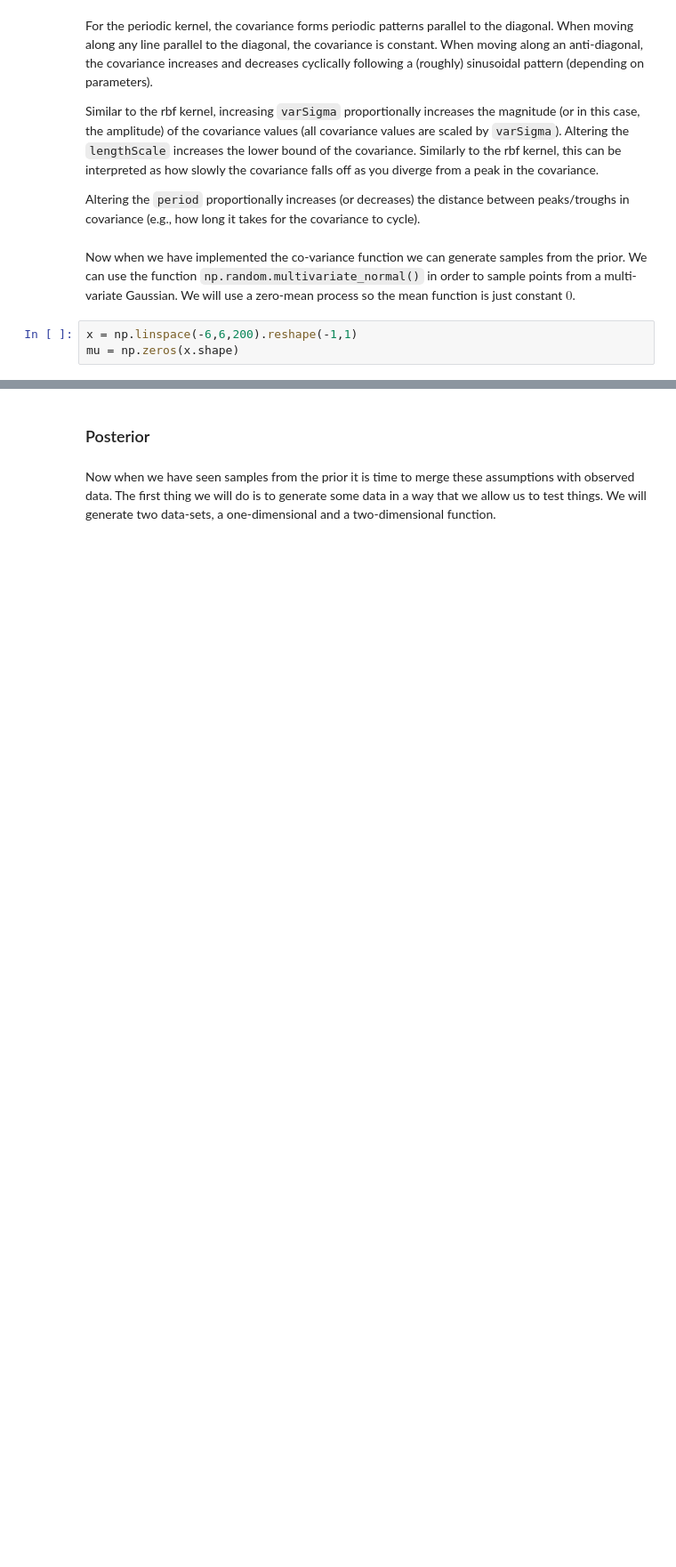
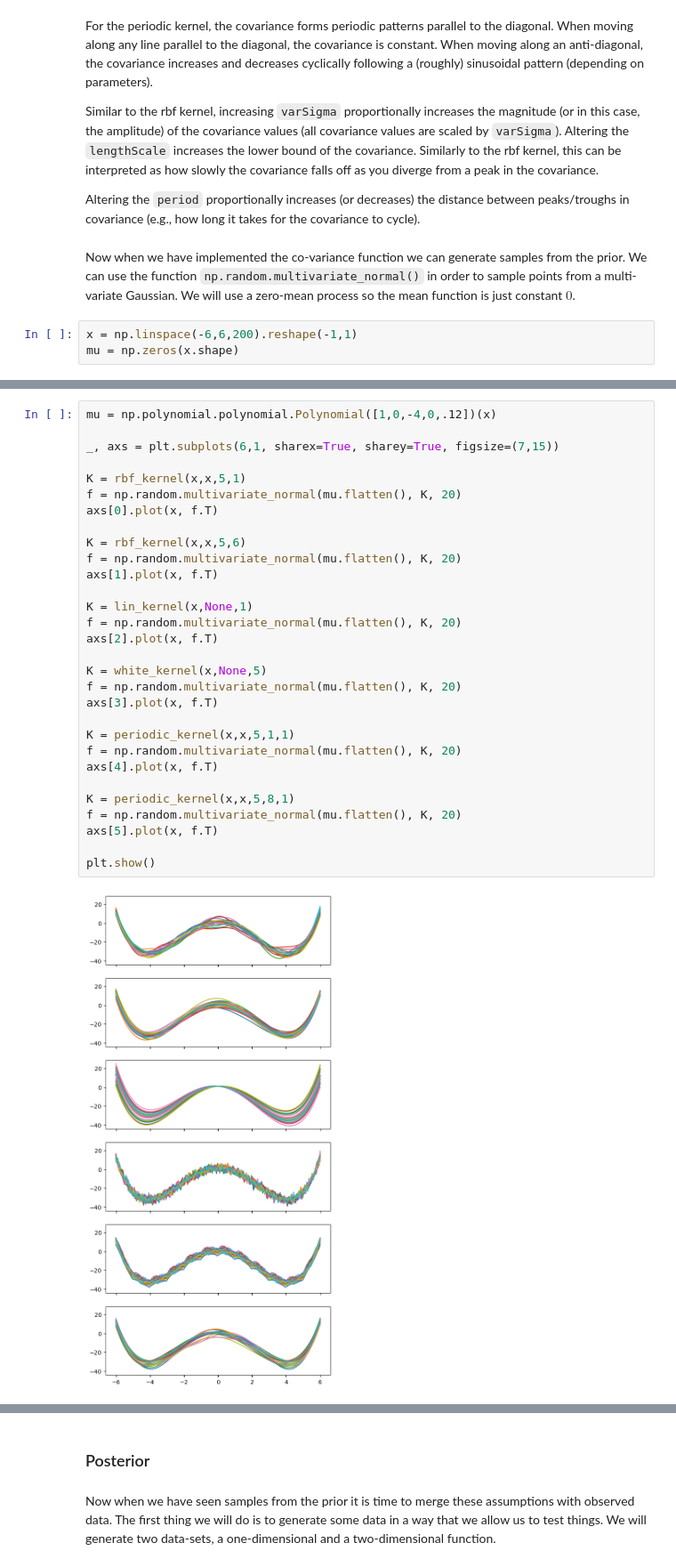
Before and after one commit to nyoma-diamond/L48_Assignments, a Jupyter notebook: gaussianprocess-notebook.ipynb, the cells around one changed output, grey strips where cells are left out. Shown at 89% size. Saved outputs shown, nothing was run; the diff lists cells and outputs as text; blank space fills up the shorter version.

```diff
--- a/gaussianprocess-notebook.ipynb
+++ b/gaussianprocess-notebook.ipynb
@@ -298,0 +338,32 @@ plt.show()
+# %%
+mu = np.polynomial.polynomial.Polynomial([1,0,-4,0,.12])(x)
+
+_, axs = plt.subplots(6,1, sharex=True, sharey=True, figsize=(7,15))
+
+K = rbf_kernel(x,x,5,1)
+f = np.random.multivariate_normal(mu.flatten(), K, 20)
+axs[0].plot(x, f.T)
+
+K = rbf_kernel(x,x,5,6)
+f = np.random.multivariate_normal(mu.flatten(), K, 20)
+axs[1].plot(x, f.T)
+
+K = lin_kernel(x,None,1)
+f = np.random.multivariate_normal(mu.flatten(), K, 20)
+axs[2].plot(x, f.T)
+
+K = white_kernel(x,None,5)
+f = np.random.multivariate_normal(mu.flatten(), K, 20)
+axs[3].plot(x, f.T)
+
+K = periodic_kernel(x,x,5,1,1)
+f = np.random.multivariate_normal(mu.flatten(), K, 20)
+axs[4].plot(x, f.T)
+
+K = periodic_kernel(x,x,5,8,1)
+f = np.random.multivariate_normal(mu.flatten(), K, 20)
+axs[5].plot(x, f.T)
+
+plt.show()
+# %% [output]
+[figure, added]
```
Also changed, not shown: parts of 15 cells of this notebook.
